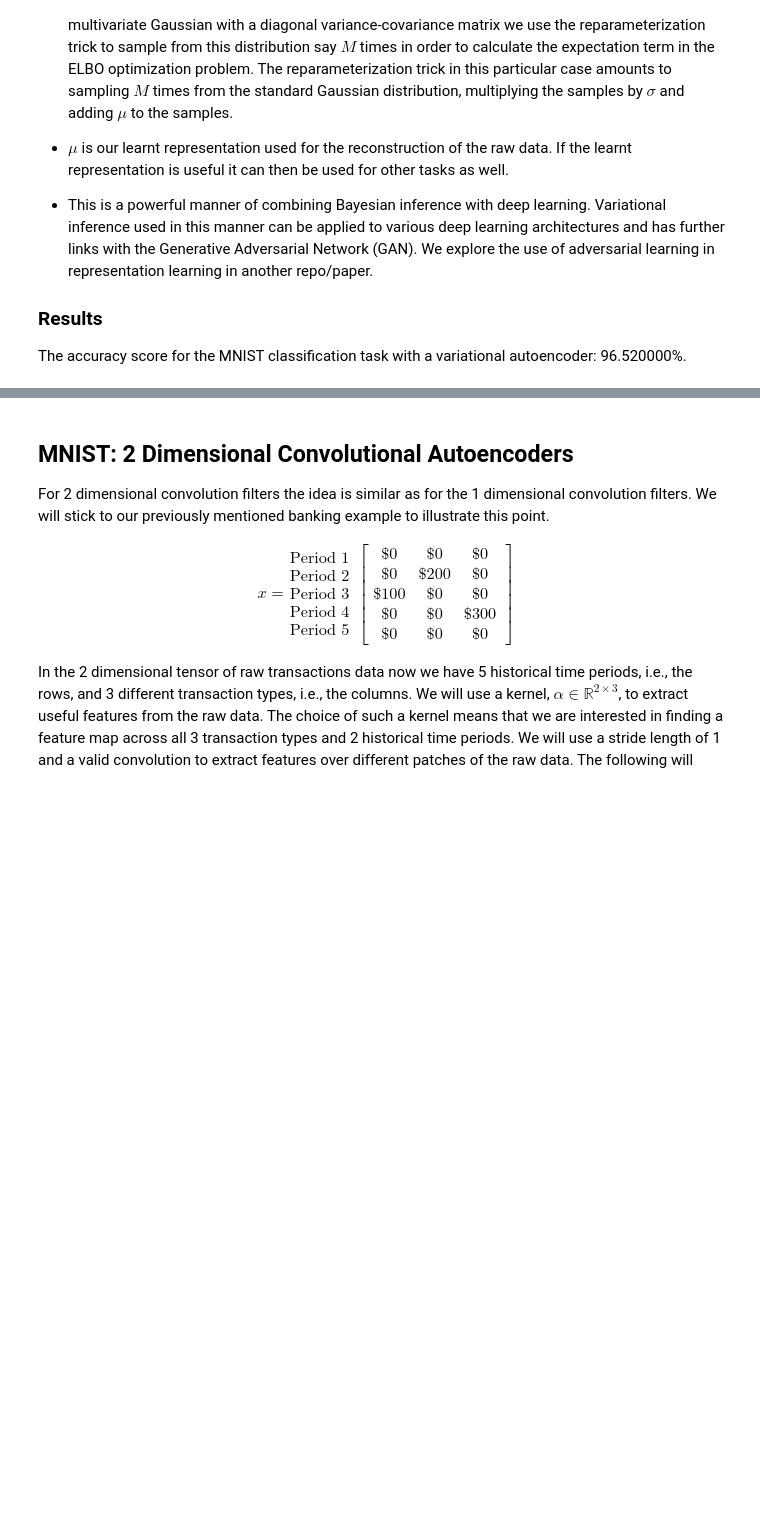
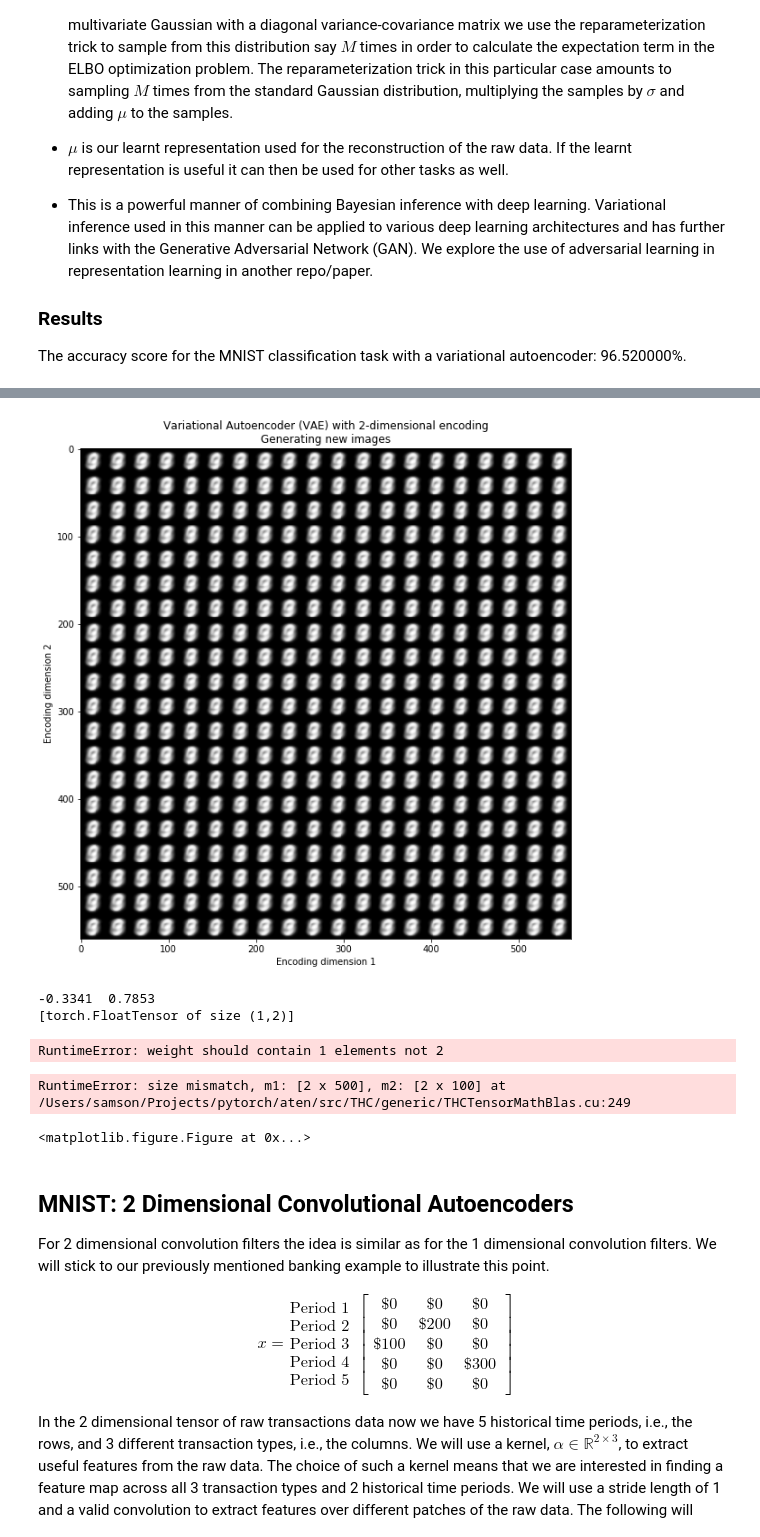
Before and after one commit to hamaadshah/autoencoders_pytorch, a Jupyter notebook: Python/autoencoders.ipynb, the cells around one changed output, grey strips where cells are left out. Drawn from its saved outputs; the diff is of its cells as text; code cells hidden in the pictures; blank space fills up the shorter version.

```diff
--- a/Python/autoencoders.ipynb
+++ b/Python/autoencoders.ipynb
@@ -1143,3 +1269,32 @@ for epoch in range(num_epochs):
+# %%
+
+digit_size = 28
+figure = np.zeros((digit_size * n, digit_size * n))
+grid_x = norm.ppf(np.linspace(0.05, 0.95, n))
+grid_y = norm.ppf(np.linspace(0.05, 0.95, n))
+
+for i, xi in enumerate(grid_x):
+    for j, yi in enumerate(grid_y):
+        z_sample = torch.from_numpy(np.array([[xi, yi]])).float().repeat(2, 1).cuda()
+        digit = model.decoder(z_sample)[0, :].view(digit_size, digit_size).cpu().detach().numpy()
+        figure[i * digit_size: (i + 1) * digit_size, j * digit_size: (j + 1) * digit_size] = digit
+
+plt.figure(figsize=(10, 10))
+plt.imshow(figure, cmap="Greys_r")
+plt.title("Variational Autoencoder (VAE) with 2-dimensional encoding\nGenerating new images")
+plt.xlabel("Encoding dimension 1")
+plt.ylabel("Encoding dimension 2")
+plt.savefig(fname="VAE_Generated_Images.png")
+plt.show()
+# %% [output]
+[figure, added]
+# %%
+print(torch.randn(1, 2).cpu())
+model.decoder(torch.randn(1, 1, 2).cuda())
+# %% [output]
+-0.3341  0.7853
+[torch.FloatTensor of size (1,2)]
+RuntimeError: weight should contain 1 elements not 2
 # %%
 from torchvision.utils import save_image
 import matplotlib.pyplot as plt
@@ -1150,8 +1305,11 @@ def to_img(x):
     return x
 
 plt.figure(figsize=(5, 5))
-plt.imshow(to_img(model.decoder(torch.randn(2, 500).cuda()))[0, 0, :, :].cpu().detach().numpy(),
+plt.imshow(to_img(model.decoder(torch.randn(1, 2, 500).cuda()))[0, 0, :, :].cpu().detach().numpy(),
            cmap="Greys_r")
 plt.show()
+# %% [output]
+RuntimeError: size mismatch, m1: [2 x 500], m2: [2 x 100] at /Users/samson/Projects/pytorch/aten/src/THC/generic/THCTensorMathBlas.cu:249
+<matplotlib.figure.Figure at 0x...>
 # %%
 encoding_dim = 2
```
Also changed, not shown: parts of 11 cells of this notebook, 3 other files.
